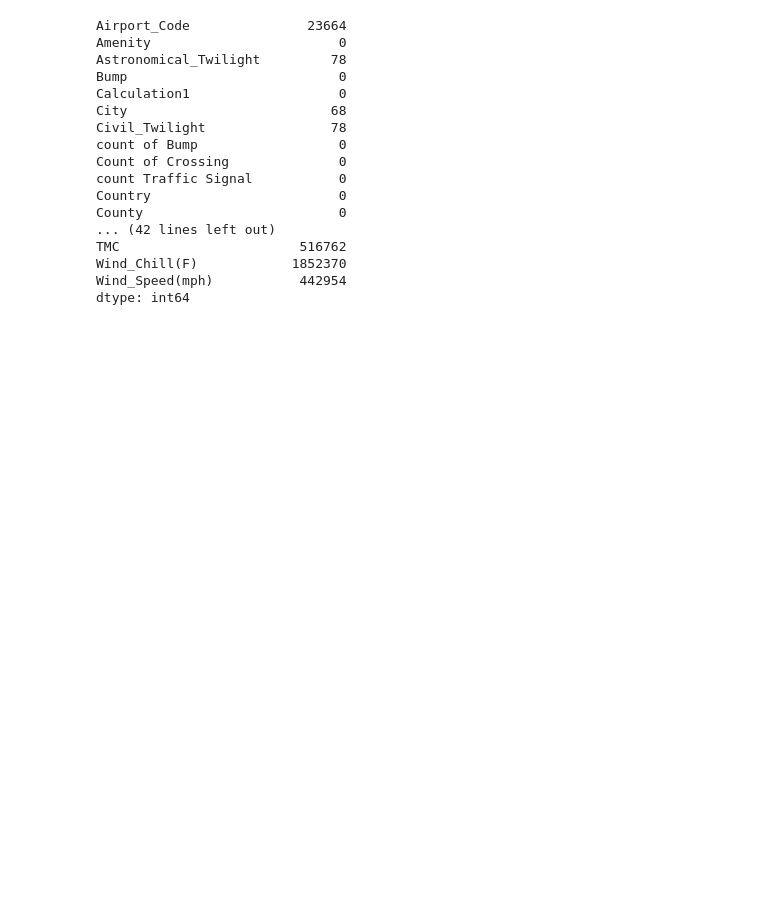
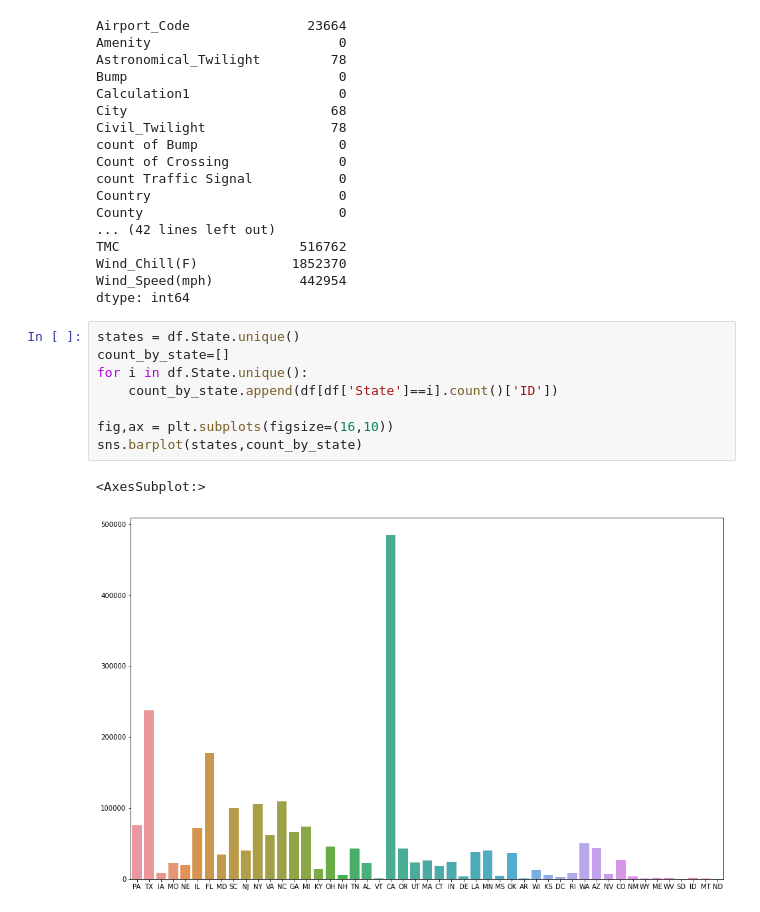
Before and after one commit to Yanan-zh/02807-Computational-Tools-for-Data-Science, a Jupyter notebook: scripts/Untitled.ipynb, the cells around one changed output. Cells and saved outputs as stored; diff of their text form; blank space fills up the shorter version.

```diff
--- a/scripts/Untitled.ipynb
+++ b/scripts/Untitled.ipynb
@@ -89,3 +89,14 @@ TMC                       516762
 Wind_Chill(F)            1852370
 Wind_Speed(mph)           442954
 dtype: int64
+# %%
+states = df.State.unique()
+count_by_state=[]
+for i in df.State.unique():
+    count_by_state.append(df[df['State']==i].count()['ID'])
+
+fig,ax = plt.subplots(figsize=(16,10))
+sns.barplot(states,count_by_state)
+# %% [output]
+<AxesSubplot:>
+[figure, added]
```
